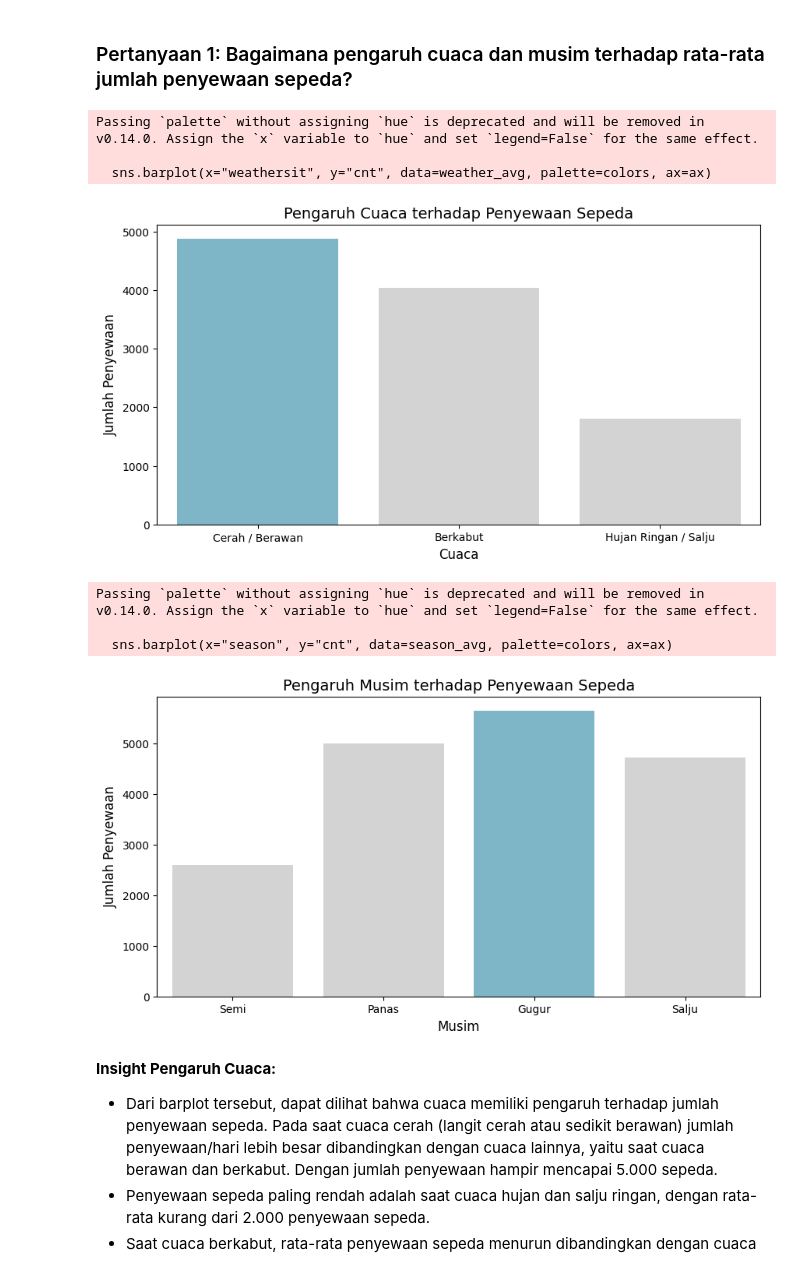
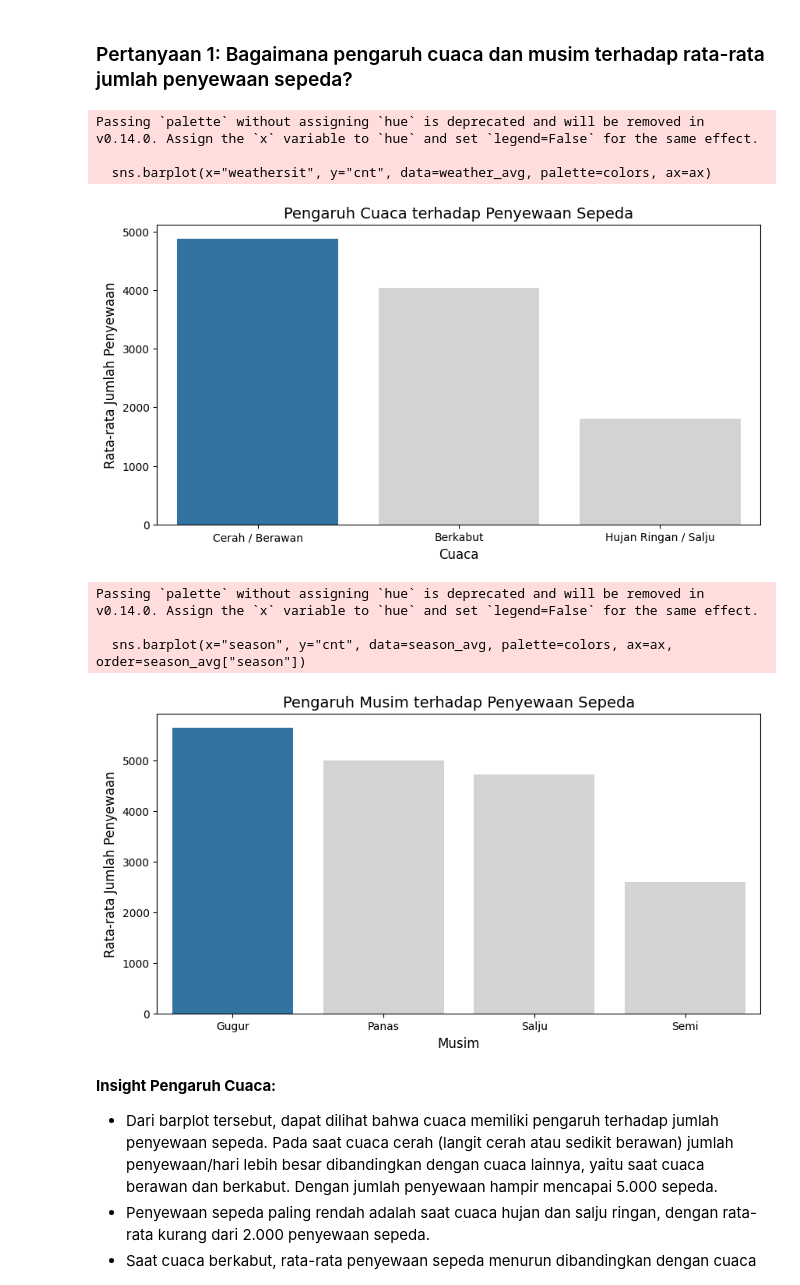
Before and after one commit to Indara23/Proyek_Analisis_Data, a Jupyter notebook: Proyek_Analisis_Data.ipynb, the cells around one changed output. Cells and saved outputs as stored; diff of their text form; code cells hidden in the pictures.

```diff
--- a/Proyek_Analisis_Data.ipynb
+++ b/Proyek_Analisis_Data.ipynb
@@ -423,46 +440,46 @@ weather_mapping = {
     4: "Hujan Lebat / Badai"
 }
 weather_avg["weathersit"] = weather_avg["weathersit"].replace(weather_mapping)
+weather_avg = weather_avg.sort_values(by="cnt", ascending=False)
 
-max_weather = weather_avg["cnt"].max()
-
-colors = ["#72BCD4" if cnt == max_weather else "#D3D3D3" for cnt in weather_avg["cnt"]]
+max_cnt = weather_avg["cnt"].max()
+colors = ["#1F77B4" if cnt == max_cnt else "#D3D3D3" for cnt in weather_avg["cnt"]]
 
 sns.barplot(x="weathersit", y="cnt", data=weather_avg, palette=colors, ax=ax)
 
 ax.set_title("Pengaruh Cuaca terhadap Penyewaan Sepeda", fontsize=14)
 ax.set_xlabel("Cuaca", fontsize=12)
-ax.set_ylabel("Jumlah Penyewaan", fontsize=12)
+ax.set_ylabel("Rata-rata Jumlah Penyewaan", fontsize=12)
 
 plt.show()
 # %% [output]
 Passing `palette` without assigning `hue` is deprecated and will be removed in v0.14.0. Assign the `x` variable to `hue` and set `legend=False` for the same effect.
 
   sns.barplot(x="weathersit", y="cnt", data=weather_avg, palette=colors, ax=ax)
-[figure, old version]
+[figure, new version]
 # %%
 fig, ax = plt.subplots(figsize=(10, 5))
 
 season_avg = day_df.groupby("season")["cnt"].mean().reset_index()
-
 season_mapping = {1: "Semi", 2: "Panas", 3: "Gugur", 4: "Salju"}
 season_avg["season"] = season_avg["season"].replace(season_mapping)
-max_season = season_avg["cnt"].max()
+season_avg = season_avg.sort_values(by="cnt", ascending=False)
 
+max_cnt = season_avg["cnt"].max()
+colors = ["#1F77B4" if cnt == max_cnt else "#D3D3D3" for cnt in season_avg["cnt"]]
 
-colors = ["#72BCD4" if cnt == max_season else "#D3D3D3" for cnt in season_avg["cnt"]]
-sns.barplot(x="season", y="cnt", data=season_avg, palette=colors, ax=ax)
+sns.barplot(x="season", y="cnt", data=season_avg, palette=colors, ax=ax, order=season_avg["season"])
 
 ax.set_title("Pengaruh Musim terhadap Penyewaan Sepeda", fontsize=14)
 ax.set_xlabel("Musim", fontsize=12)
-ax.set_ylabel("Jumlah Penyewaan", fontsize=12)
+ax.set_ylabel("Rata-rata Jumlah Penyewaan", fontsize=12)
 
 plt.show()
 # %% [output]
 Passing `palette` without assigning `hue` is deprecated and will be removed in v0.14.0. Assign the `x` variable to `hue` and set `legend=False` for the same effect.
 
-  sns.barplot(x="season", y="cnt", data=season_avg, palette=colors, ax=ax)
+  sns.barplot(x="season", y="cnt", data=season_avg, palette=colors, ax=ax, order=season_avg["season"])
-[figure, old version]
+[figure, new version]
 # %% [markdown]
 **Insight Pengaruh Cuaca:**
 - Dari barplot tersebut, dapat dilihat bahwa cuaca memiliki pengaruh terhadap jumlah penyewaan sepeda. Pada saat cuaca cerah (langit cerah atau sedikit berawan) jumlah penyewaan/hari lebih besar dibandingkan dengan cuaca lainnya, yaitu saat cuaca berawan dan berkabut. Dengan jumlah penyewaan hampir mencapai 5.000 sepeda.
```
Also changed, not shown: parts of 5 cells of this notebook, 1 other file.
